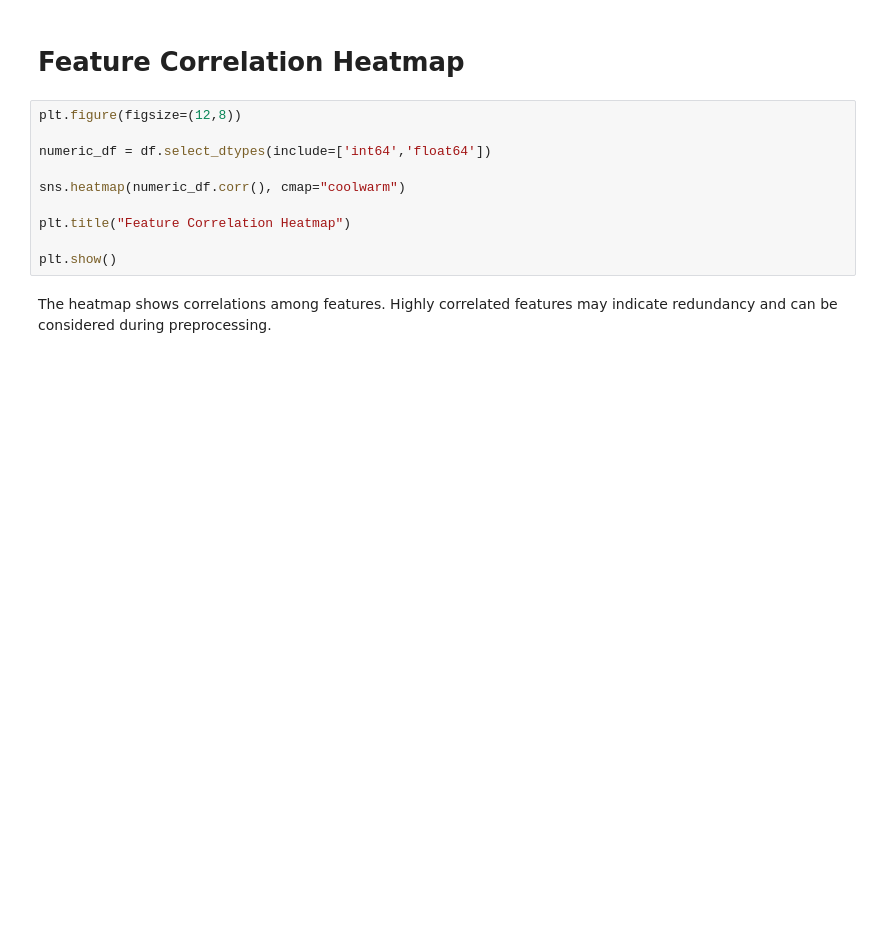
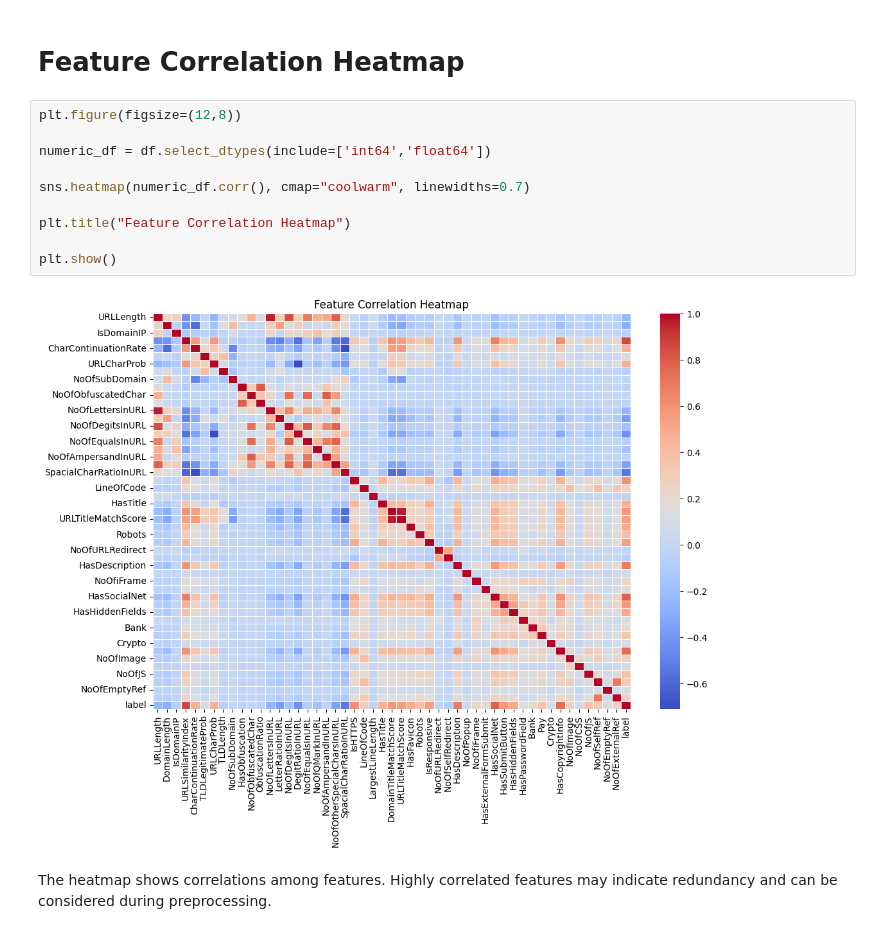
Before and after one commit to Ifarhkhan/Phising_dataset, a Jupyter notebook: Visualization Of Phishing Webiste DataSet.ipynb, the cells around one changed output. Cells and saved outputs as stored; diff of their text form; blank space fills up the shorter version.

Commit message:
Kaggle Notebook | Visualization Of Phishing Webiste DataSet | Version 3

```diff
--- a/Visualization Of Phishing Webiste DataSet.ipynb
+++ b/Visualization Of Phishing Webiste DataSet.ipynb
@@ -103,13 +195,15 @@ The scatter plot shows how URL length relates to domain length. Some phishing UR
 # %%
 plt.figure(figsize=(12,8))
 
 numeric_df = df.select_dtypes(include=['int64','float64'])
 
-sns.heatmap(numeric_df.corr(), cmap="coolwarm")
+sns.heatmap(numeric_df.corr(), cmap="coolwarm", linewidths=0.7)
 
 plt.title("Feature Correlation Heatmap")
 
 plt.show()
+# %% [output]
+[figure, added]
 # %% [markdown]
 The heatmap shows correlations among features. Highly correlated features may indicate redundancy and can be considered during preprocessing.
 # %% [markdown]
```
Also changed, not shown: parts of 46 cells of this notebook.
